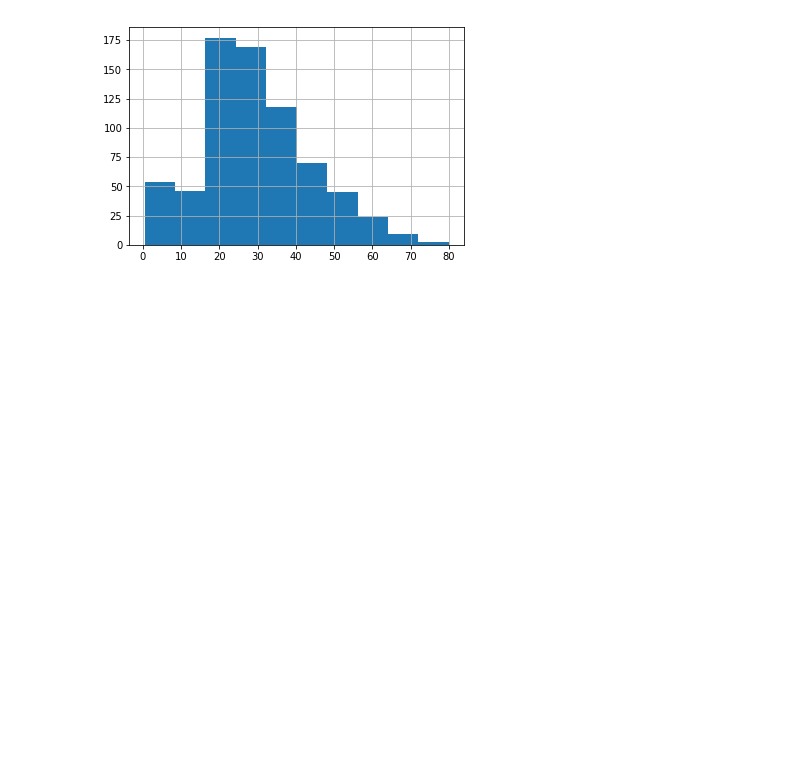
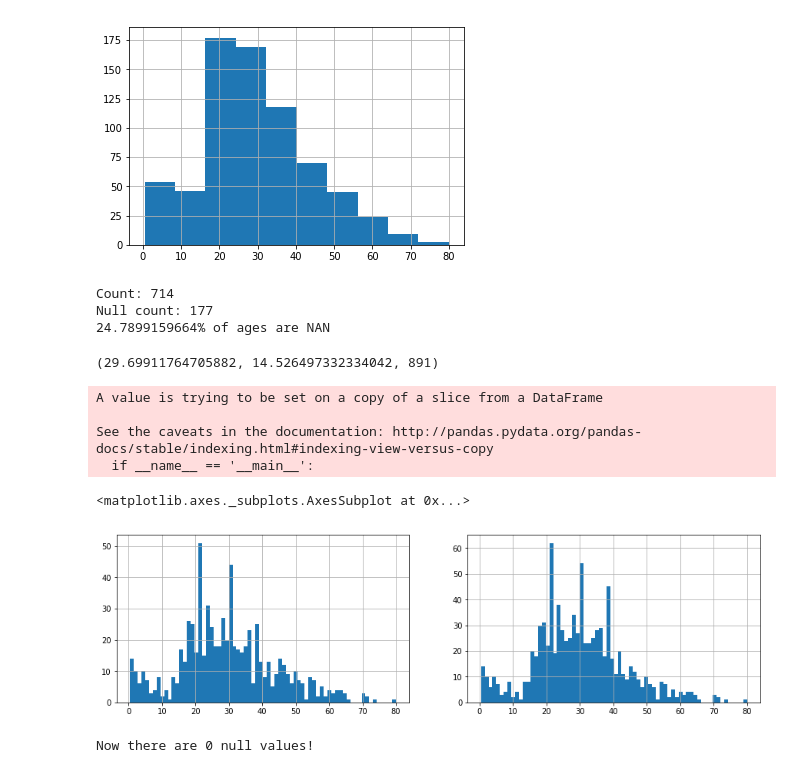
Before and after one commit to caiquetgr/kaggle-titanic-competition, a Jupyter notebook: doing-datascience.ipynb, the cells around one changed output. Cells and saved outputs as stored; diff of their text form; code cells hidden in the pictures; blank space fills up the shorter version.

Commit message:
Sobrescrevendo os valores null da coluna 'Age'

```diff
--- a/doing-datascience.ipynb
+++ b/doing-datascience.ipynb
@@ -95,0 +116,3 @@ train_df[['Pclass', 'Survived']].groupby(['Pclass'], as_index=False).mean().sort
+# %%
+train_df.drop(['PassengerId','Name','Ticket'], 1, inplace=True)
+train_df.head()
@@ -98,3 +142,12 @@ train_df['Age'].hist()
 # %% [output]
 <matplotlib.axes._subplots.AxesSubplot at 0x...>
 [figure]
+# %%
+# There are 177 null values, practically 1/4 of the dataset have nan ages!
+print('Count:', train_df['Age'].count())
+print('Null count:', train_df['Age'].isnull().sum())
+print(train_df['Age'].isnull().sum() / train_df['Age'].count() * 100,'% of ages are NAN', sep="")
+# %% [output]
+Count: 714
+Null count: 177
+24.7899159664% of ages are NAN
@@ -100,0 +156,32 @@ train_df['Age'].hist()
+# %%
+age_mean = train_df['Age'].mean()
+age_std = train_df['Age'].std()
+age_nan_count = train_df['Age'].isnull().count()
+# %%
+age_mean, age_std, age_nan_count
+# %% [output]
+(29.69911764705882, 14.526497332334042, 891)
+# %%
+rand_ages = np.random.randint(age_mean - age_std, age_mean + age_std, age_nan_count)
+# %%
+fig, (axis1, axis2) = plt.subplots(1,2, figsize=(15,4))
+axis1.set_title = 'Original values of ages'
+axis2.set_title = 'New values of ages'
+
+# Original values without NAN
+train_df['Age'].dropna().astype(float).hist(bins=70, ax=axis1)
+
+# New values with random ages
+train_df['Age'][np.isnan(train_df['Age'])] = rand_ages
+train_df['Age'].hist(bins=70, ax=axis2)
+# %% [output]
+A value is trying to be set on a copy of a slice from a DataFrame
+
+See the caveats in the documentation: http://pandas.pydata.org/pandas-docs/stable/indexing.html#indexing-view-versus-copy
+  if __name__ == '__main__':
+<matplotlib.axes._subplots.AxesSubplot at 0x...>
+[figure, added]
+# %%
+print('Now there are {} null values!'.format( train_df['Age'].isnull().sum()) )
+# %% [output]
+Now there are 0 null values!
```
Also changed, not shown: parts of 11 cells of this notebook.
